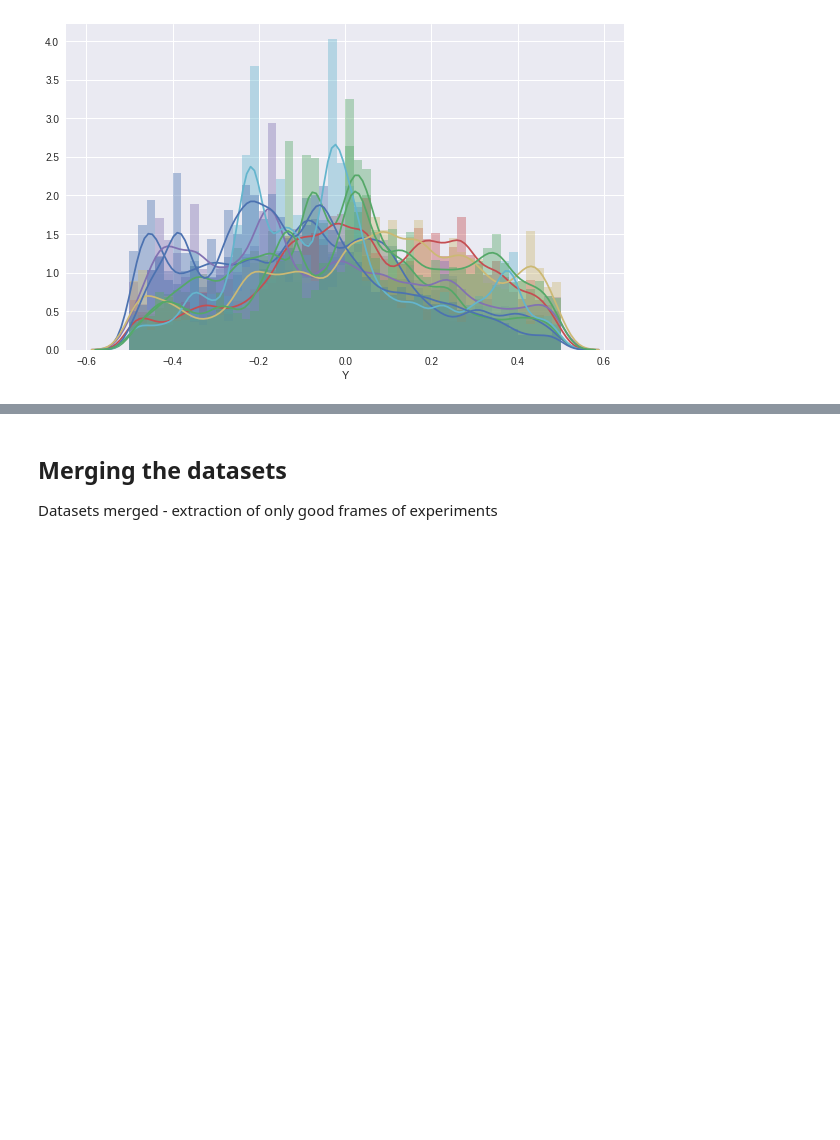
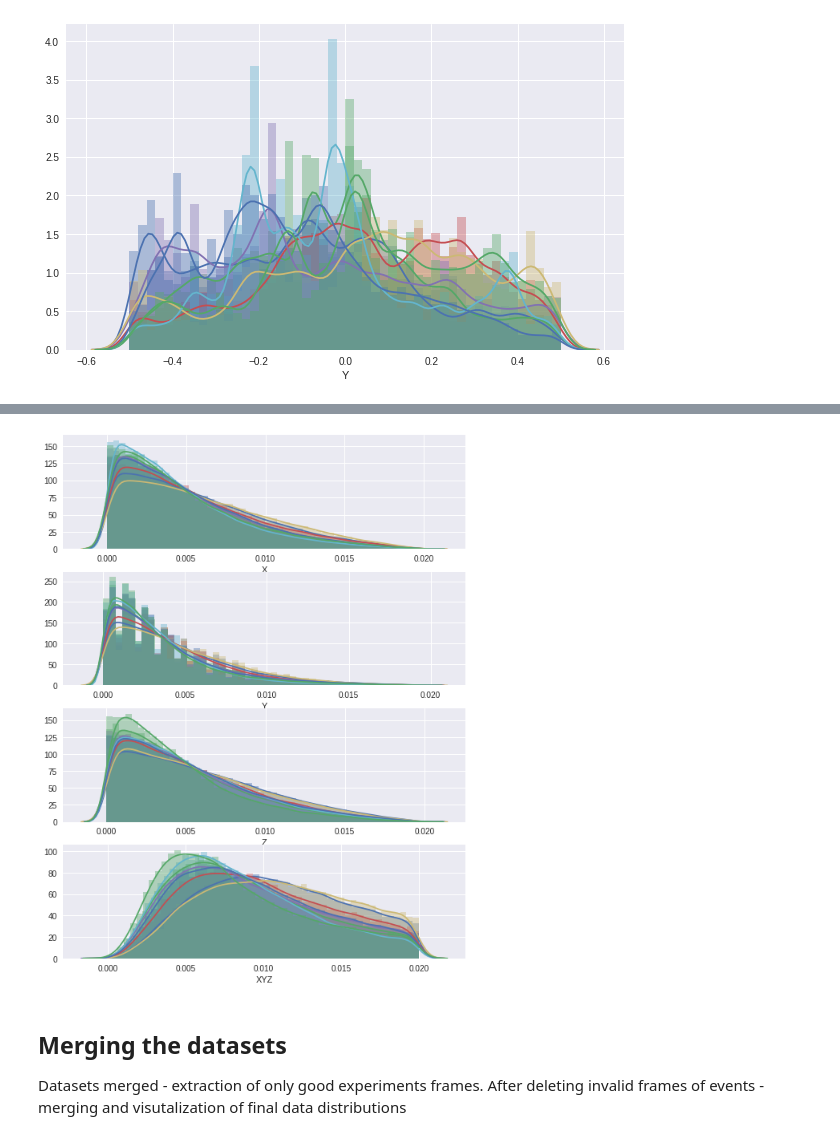
Before and after one commit to alTeska/VR_Acuity, a Jupyter notebook: notebooks/DataFilter.ipynb, the cells around one changed output, grey strips where cells are left out. Saved outputs shown, nothing was run; the diff lists cells and outputs as text; code cells hidden in the pictures; blank space fills up the shorter version.

```diff
--- a/notebooks/DataFilter.ipynb
+++ b/notebooks/DataFilter.ipynb
@@ -128,3 +163,27 @@ sns.distplot(dfV.XYZ, ax=ax4)
+# %%
+filter_limit = 0.02  ## to be decided
+filter_xyz = 0.02 ## to be decided
+
+for i, x in enumerate(fnameClean):
+    dfV[i] = dfV[i][dfV[i]['XYZ'] < filter_xyz]
+    for k in index:
+        dfV[i] = dfV[i][dfV[i][k] < filter_limit]
+# %%
+# filtered distribution of velocity
+fig = plt.figure(figsize=(9,12))
+ax1 = fig.add_subplot(411)
+ax2 = fig.add_subplot(412)
+ax3 = fig.add_subplot(413)
+ax4 = fig.add_subplot(414)
+
+for i, x in enumerate(fnameClean):
+    sns.distplot(dfV[i].X  , ax=ax1)
+    sns.distplot(dfV[i].Y  , ax=ax2)
+    sns.distplot(dfV[i].Z  , ax=ax3)
+    sns.distplot(dfV[i].XYZ, ax=ax4)
+# %% [output]
+[figure, added]
 # %% [markdown]
 ## Merging the datasets
-Datasets merged - extraction of only good frames of experiments
+Datasets merged - extraction of only good experiments frames.
+After deleting invalid frames of events - merging and visutalization of final data distributions
```
Also changed, not shown: parts of 12 cells of this notebook, 2 other files.
